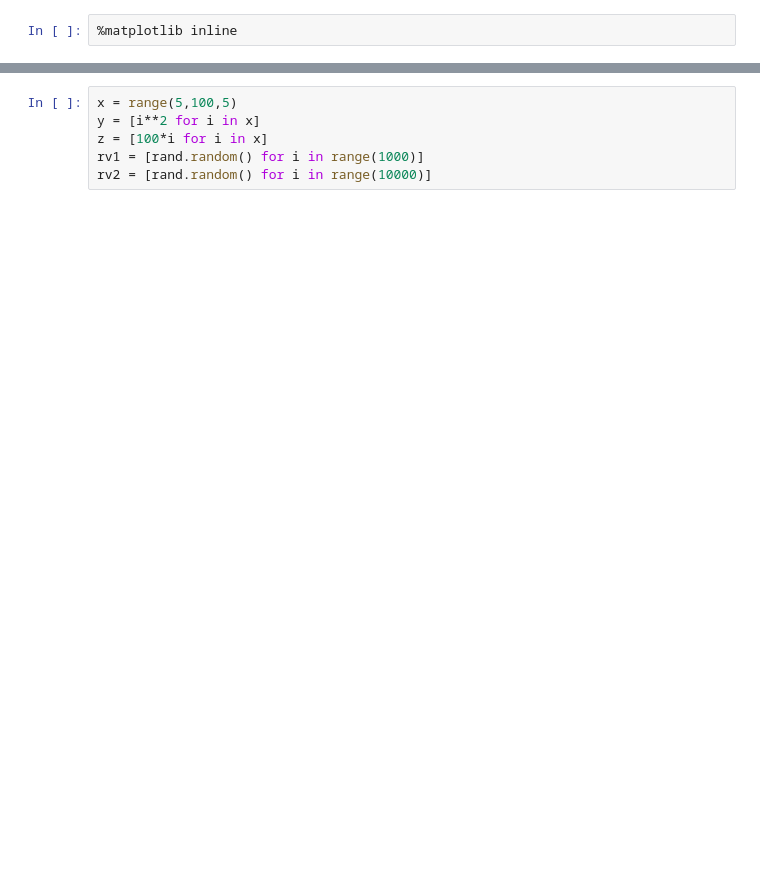
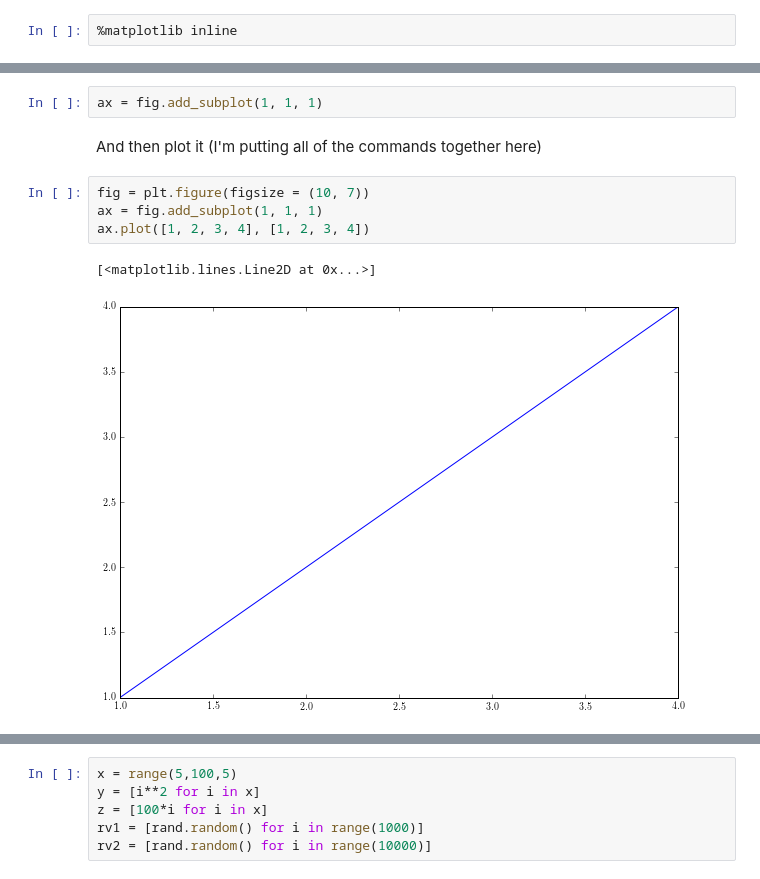
Before and after one commit to amarallab/Introduction-to-Python-Programming-and-Data-Science, a Jupyter notebook: Python-Basics/Data-Visualization.ipynb, the cells around one changed output, grey strips where cells are left out. Drawn from its saved outputs; the diff is of its cells as text; blank space fills up the shorter version.

```diff
--- a/Python-Basics/Data-Visualization.ipynb
+++ b/Python-Basics/Data-Visualization.ipynb
@@ -15,0 +114,11 @@ import matplotlib.cm as cm
+# %%
+ax = fig.add_subplot(1, 1, 1)
+# %% [markdown]
+And then plot it (I'm putting all of the commands together here)
+# %%
+fig = plt.figure(figsize = (10, 7))
+ax = fig.add_subplot(1, 1, 1)
+ax.plot([1, 2, 3, 4], [1, 2, 3, 4])
+# %% [output]
+[<matplotlib.lines.Line2D at 0x...>]
+[figure, added]
```
Also changed, not shown: parts of 70 cells of this notebook, 3 other files.
